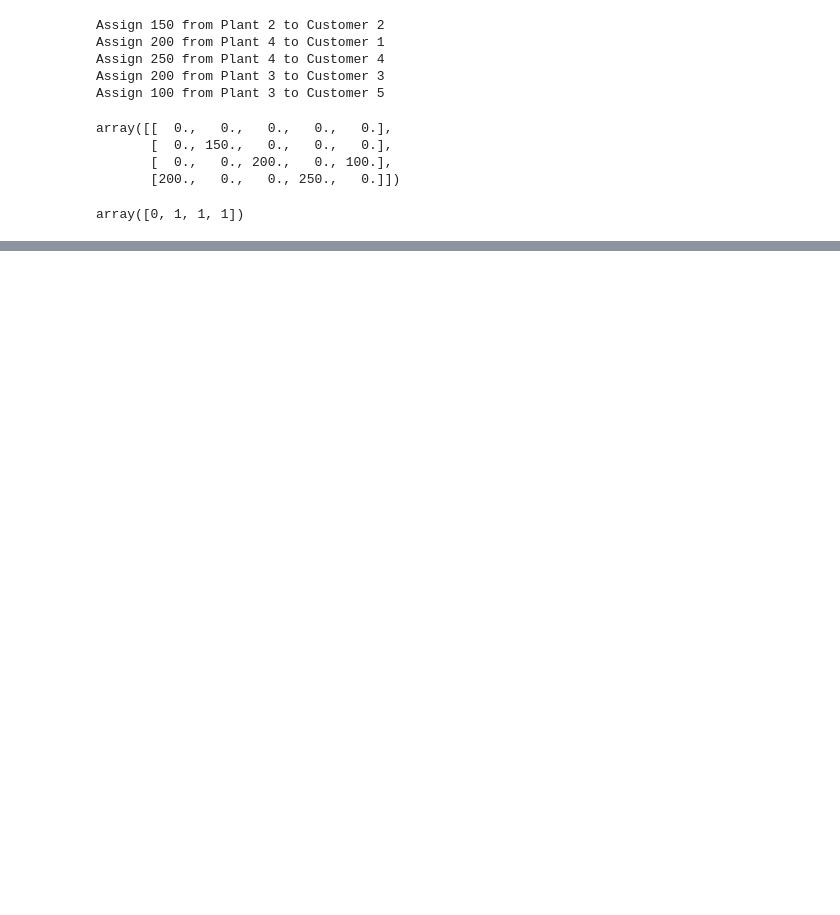
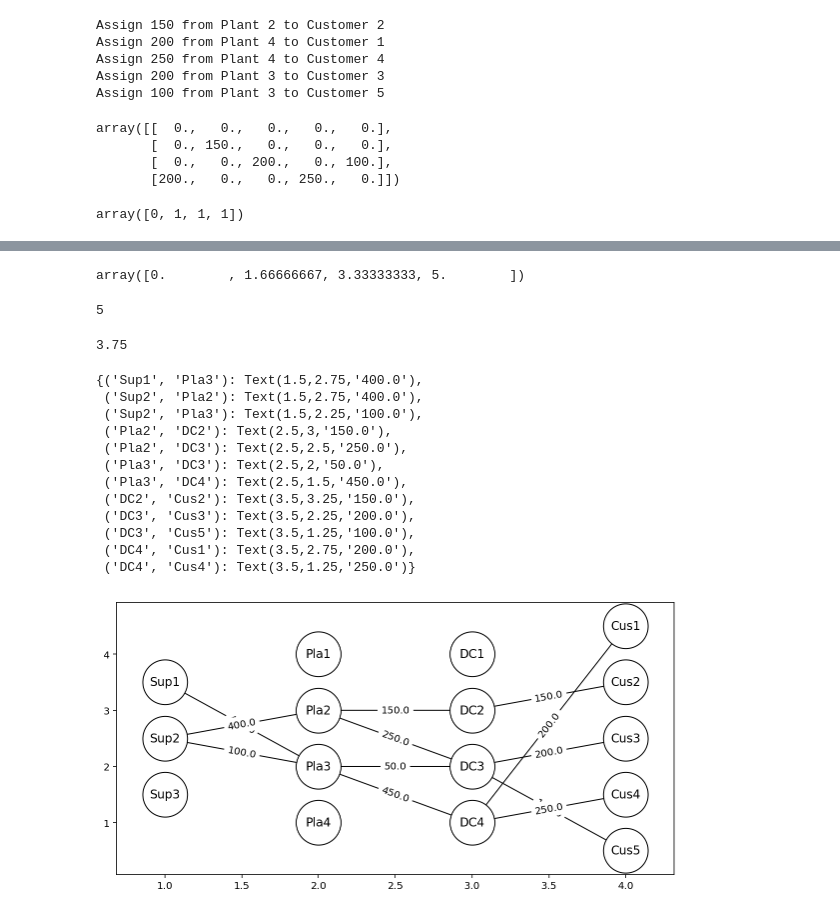
Before and after one commit to Robert-Aduviri/optimizacion-heladas-friaje, a Jupyter notebook: Step 8 - Priority Encoding.ipynb, the cells around one changed output, grey strips where cells are left out. Drawn from its saved outputs; the diff is of its cells as text; code cells hidden in the pictures; blank space fills up the shorter version.

Commit message:
Add graph visualization

```diff
--- a/Step 8 - Priority Encoding.ipynb
+++ b/Step 8 - Priority Encoding.ipynb
@@ -32,5 +32,5 @@ c = np.array([
     [3, 7, 9, 4, 9]
 ])
 # %%
-v = [3, 8, 5, 2, 1, 7, 4, 6] # chromosome
+ch = [3, 8, 5, 2, 1, 7, 4, 6] # chromosome
 # %%
@@ -76,0 +147,5 @@ array([0, 1, 1, 1])
+# %%
+from utils import transportation_tree
+q, z = transportation_tree(    d[:], W[:], c[:], ch[4:])
+f, p = transportation_tree(q.sum(1), D[:], a[:], ch[:4], split_delivery=True)
+b, s = transportation_tree(f.sum(1), E[:], t[:], ch[:4], split_delivery=True, priority='right')
@@ -76,0 +204,68 @@ array([0, 1, 1, 1])
+# %%
+np.linspace(0, 5, 4, )
+# %% [output]
+array([0.        , 1.66666667, 3.33333333, 5.        ])
+# %%
+v_space
+# %% [output]
+5
+# %%
+v_space - v_space/(b.shape[0]+1)
+# %% [output]
+3.75
+# %%
+import networkx as nx
+G = nx.DiGraph()
+plt.figure(figsize=(10,5))
+
+v_space = max(b.shape + f.shape + q.shape)
+
+for i in range(b.shape[0]):
+    G.add_node(f'Sup{i+1}', pos=(1, v_space - (v_space-b.shape[0]+1)/2 - i))
+
+for i in range(b.shape[1]):
+    G.add_node(f'Pla{i+1}', pos=(2, v_space - (v_space-b.shape[1]+1)/2 - i))
+
+for i in range(f.shape[1]):
+    G.add_node(f'DC{i+1}' , pos=(3, v_space - (v_space-f.shape[1]+1)/2 - i))
+
+for i in range(q.shape[1]):
+    G.add_node(f'Cus{i+1}', pos=(4, v_space - (v_space-q.shape[1]+1)/2 - i))
+
+for i in range(len(b)):
+    for j in range(len(b[i])):
+        if b[i][j] > 0:
+            G.add_edge(f'Sup{i+1}', f'Pla{j+1}', transp=b[i][j])
+
+for i in range(len(f)):
+    for j in range(len(f[i])):
+        if f[i][j] > 0:
+            G.add_edge(f'Pla{i+1}', f'DC{j+1}', transp=f[i][j])
+
+for i in range(len(q)):
+    for j in range(len(q[i])):
+        if q[i][j] > 0:
+            G.add_edge(f'DC{i+1}', f'Cus{j+1}', transp=q[i][j])
+
+pos = nx.get_node_attributes(G, 'pos')
+edge_labels = nx.get_edge_attributes(G, 'transp')
+nx.draw_networkx_nodes(G, pos, node_size=2000, edgecolors='black',
+                       node_color='white')
+nx.draw_networkx_labels(G, pos)
+nx.draw_networkx_edges(G, pos)
+nx.draw_networkx_edge_labels(G, pos, edge_labels=edge_labels,
+                             label_pos=0.5)
+# %% [output]
+{('Sup1', 'Pla3'): Text(1.5,2.75,'400.0'),
+ ('Sup2', 'Pla2'): Text(1.5,2.75,'400.0'),
+ ('Sup2', 'Pla3'): Text(1.5,2.25,'100.0'),
+ ('Pla2', 'DC2'): Text(2.5,3,'150.0'),
+ ('Pla2', 'DC3'): Text(2.5,2.5,'250.0'),
+ ('Pla3', 'DC3'): Text(2.5,2,'50.0'),
+ ('Pla3', 'DC4'): Text(2.5,1.5,'450.0'),
+ ('DC2', 'Cus2'): Text(3.5,3.25,'150.0'),
+ ('DC3', 'Cus3'): Text(3.5,2.25,'200.0'),
+ ('DC3', 'Cus5'): Text(3.5,1.25,'100.0'),
+ ('DC4', 'Cus1'): Text(3.5,2.75,'200.0'),
+ ('DC4', 'Cus4'): Text(3.5,1.25,'250.0')}
+[figure, added]
```
Also changed, not shown: parts of 19 cells of this notebook, 3 other files.
